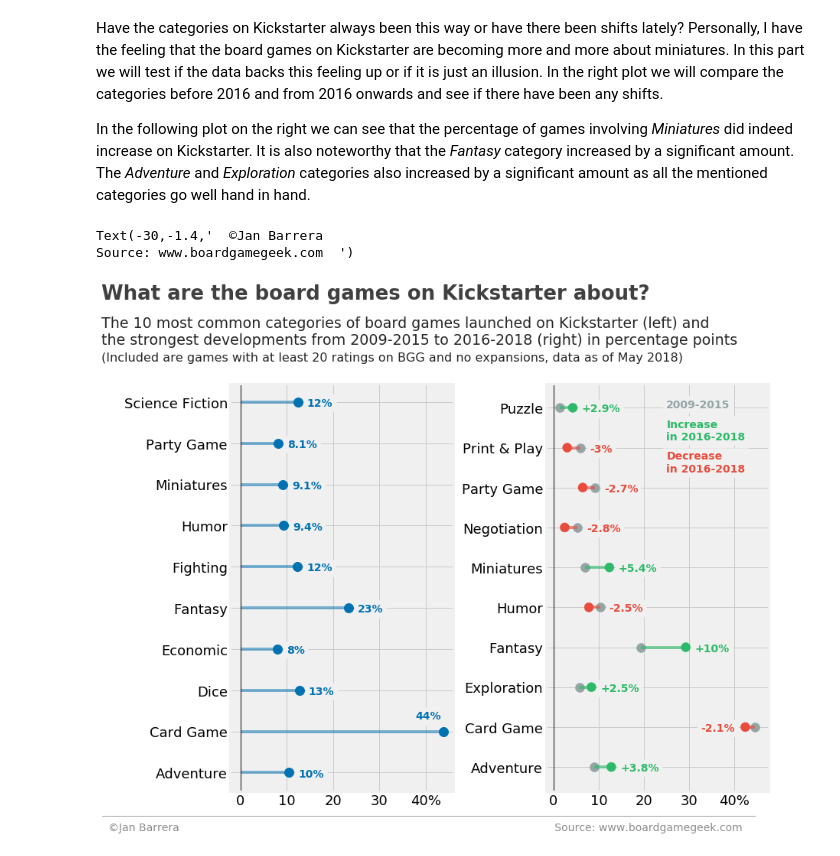
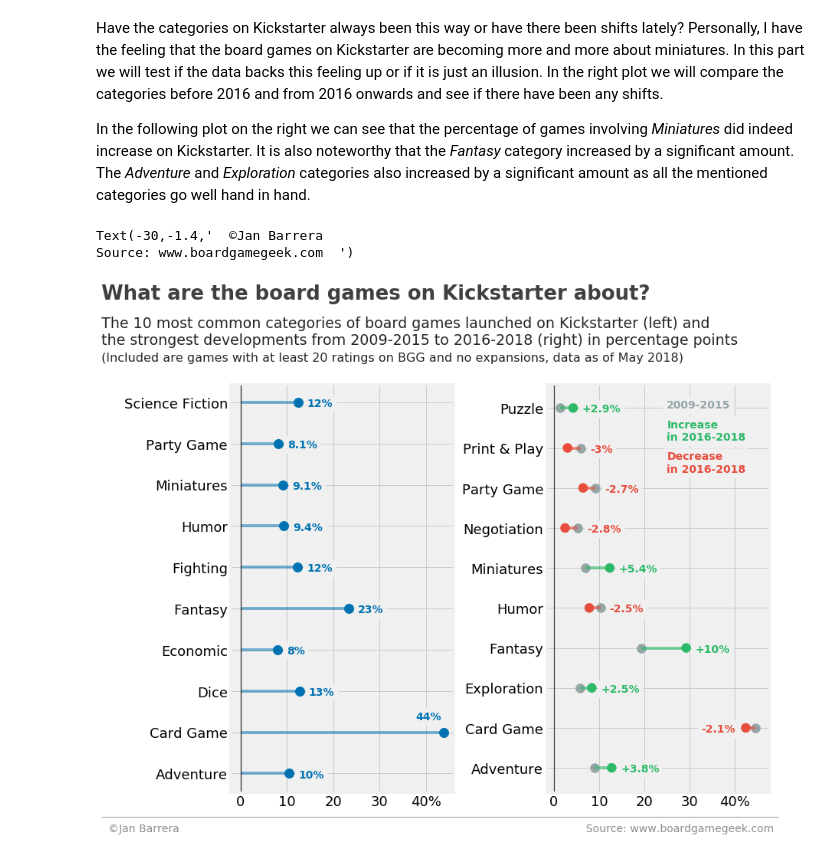
Before and after one commit to janbrrr/board-game-analysis, a Jupyter notebook: part_one/3-what_is_kickstarter_about.ipynb, the cells around one changed output. Cells and saved outputs as stored; diff of their text form; code cells hidden in the pictures.

```diff
--- a/part_one/3-what_is_kickstarter_about.ipynb
+++ b/part_one/3-what_is_kickstarter_about.ipynb
@@ -291,16 +291,15 @@ blue = [0, 114/255, 178/255]
 ax1 = plt.subplot(1, 2, 1)
 axes.append(ax1)
 
-best_categories = merged_df.sort_values("percentage_ks", ascending=False)[0:10]
+best_categories = merged_df.sort_values("percentage_ks", ascending=False)[0:10].sort_values("name")
 ax1.hlines(y=best_categories["name"], xmin=0, xmax=best_categories['percentage_ks'], color=blue, alpha=0.5)
 ax1.plot(best_categories['percentage_ks'], best_categories["name"], "o", color=blue, markersize=12)
 
 # Annotations for the top categories
-best_categories_sorted_by_name = best_categories.sort_values("name")
 diff = 2
-for i, index in enumerate(best_categories_sorted_by_name.index):
-    value = best_categories_sorted_by_name.loc[index]["percentage_ks"]
-    if best_categories_sorted_by_name.loc[index]["name"] == "Card Game":
+for i, index in enumerate(best_categories.index):
+    value = best_categories.loc[index]["percentage_ks"]
+    if best_categories.loc[index]["name"] == "Card Game":
         ax1.text(value - 3*diff, i+0.3, '{0:.2g}%'.format(value), fontsize=14, color=blue, weight="bold", backgroundcolor="#f0f0f0")
     else:
         ax1.text(value + diff, i-0.1, '{0:.2g}%'.format(value), fontsize=14, color=blue, weight="bold", backgroundcolor="#f0f0f0")
@@ -315,12 +314,11 @@ ax2 = plt.subplot(1, 2, 2)
 axes.append(ax2)
 
 color_after = []
-top_ten_differences_df = kickstarter_before_and_after_df.sort_values("percentage_abs_diff", ascending=False)[0:10]
-df_sorted_by_name = top_ten_differences_df.sort_values("name")
+top_ten_differences_df = kickstarter_before_and_after_df.sort_values("percentage_abs_diff", ascending=False)[0:10].sort_values("name")
 
 for index in top_ten_differences_df.index:
-    value_before = df_sorted_by_name.loc[index]["percentage_before"]
-    value_after = df_sorted_by_name.loc[index]["percentage"]
+    value_before = top_ten_differences_df.loc[index]["percentage_before"]
+    value_after = top_ten_differences_df.loc[index]["percentage"]
     if value_after > value_before:
         color_after.append(color_increase)
     else:
@@ -332,23 +330,23 @@ ax2.scatter(top_ten_differences_df['percentage'], top_ten_differences_df["name"]
 
 # Annotations for the top differences
 diff = 2
-for i, index in enumerate(df_sorted_by_name.index):
-    value_before = df_sorted_by_name.loc[index]["percentage_before"]
-    value_after = df_sorted_by_name.loc[index]["percentage"]
-    if df_sorted_by_name.loc[index]["name"] == "Card Game":
+for i, index in enumerate(top_ten_differences_df.index):
+    value_before = top_ten_differences_df.loc[index]["percentage_before"]
+    value_after = top_ten_differences_df.loc[index]["percentage"]
+    if top_ten_differences_df.loc[index]["name"] == "Card Game":
         min_value = value_before
         pos = min_value - 6*diff
-        text_value = "-{0:.2g}%".format(df_sorted_by_name.loc[index]["percentage_abs_diff"])
+        text_value = "-{0:.2g}%".format(top_ten_differences_df.loc[index]["percentage_abs_diff"])
         color = color_decrease
     elif value_after > value_before:
         max_value = value_after
         pos = max_value + diff
-        text_value = "+{0:.2g}%".format(df_sorted_by_name.loc[index]["percentage_abs_diff"])
+        text_value = "+{0:.2g}%".format(top_ten_differences_df.loc[index]["percentage_abs_diff"])
         color = color_increase
     else:
         max_value = value_before
         pos = max_value + diff
-        text_value = "-{0:.2g}%".format(df_sorted_by_name.loc[index]["percentage_abs_diff"])
+        text_value = "-{0:.2g}%".format(top_ten_differences_df.loc[index]["percentage_abs_diff"])
         color = color_decrease
     ax2.text(pos, i-0.1, text_value, fontsize=14, color=color, weight="bold", backgroundcolor="#f0f0f0")
 ax2.text(25, 9, "2009-2015", fontsize=14, color=color_before, weight="bold", backgroundcolor="#f0f0f0")
@@ -376,8 +374,8 @@ ax1.text(x=-30, y=10, s="(Included are games with at least 20 ratings on BGG and
 
 
 # Signature bar
-ax1.text(x=-30, y=-1, s="___________________________________________________________________________________________________________________________________________________________________________",
+ax1.text(x=-30, y=-1, s="_________________________________________________________________________________________________________________________________________________________________________________",
        color="grey", alpha=0.9)
-ax1.text(x=-30, y=-1.4, s="  ©Jan Barrera                                                                                                             Source: www.boardgamegeek.com  ",
+ax1.text(x=-30, y=-1.4, s="  ©Jan Barrera                                                                                                                      Source: www.boardgamegeek.com  ",
        fontsize=14, color="grey", alpha=0.9)
 # %% [output]
@@ -385 +383 @@ Text(-30,-1.4,'  ©Jan Barrera
-[figure, old version]
+[figure, new version]
```
